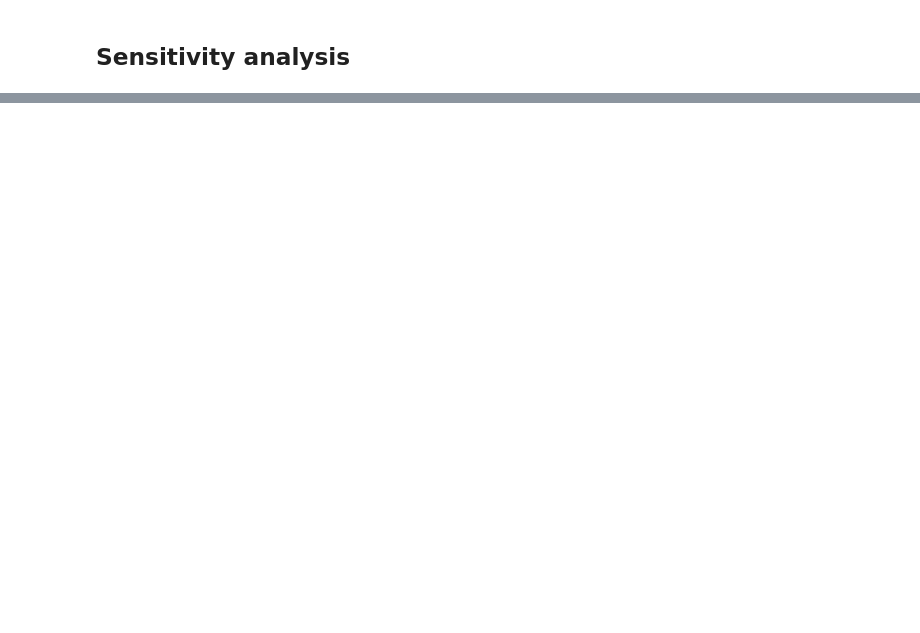
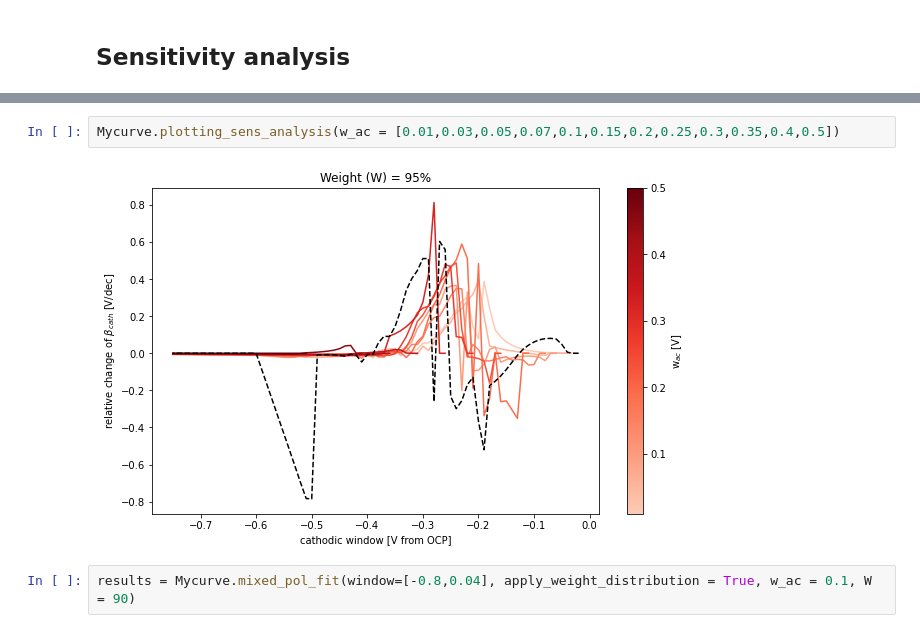
Before and after one commit to Meekevanede/PolCurveFit, a Jupyter notebook: demo.ipynb, the cells around one changed output, grey strips where cells are left out. Cells and saved outputs as stored; diff of their text form; blank space fills up the shorter version.

```diff
--- a/demo.ipynb
+++ b/demo.ipynb
@@ -121,0 +139,6 @@ Other output ideas?
+# %%
+Mycurve.plotting_sens_analysis(w_ac = [0.01,0.03,0.05,0.07,0.1,0.15,0.2,0.25,0.3,0.35,0.4,0.5])
+# %% [output]
+[figure, added]
+# %%
+results = Mycurve.mixed_pol_fit(window=[-0.8,0.04], apply_weight_distribution = True, w_ac = 0.1, W = 90)
```
Also changed, not shown: parts of 7 cells of this notebook.
